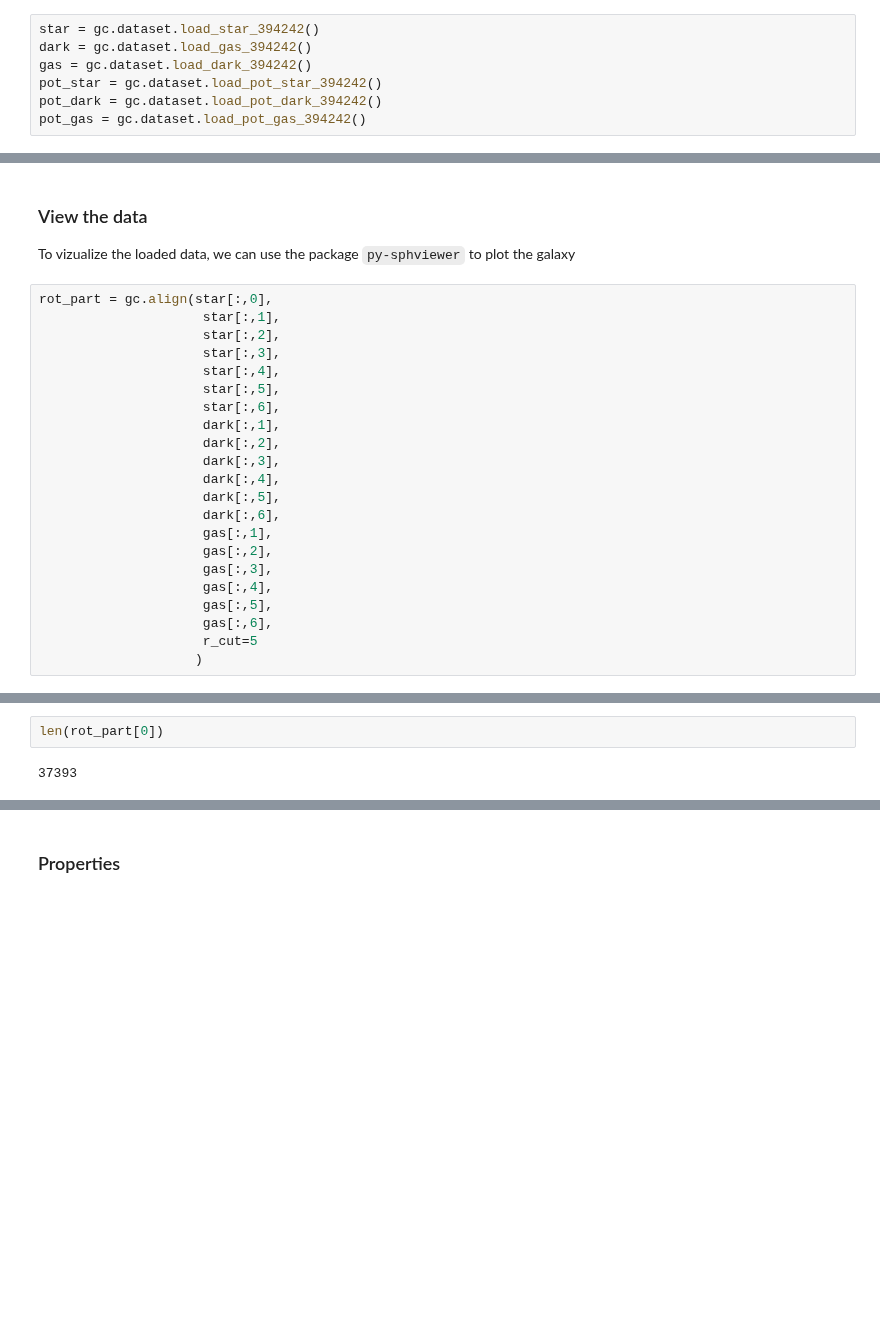
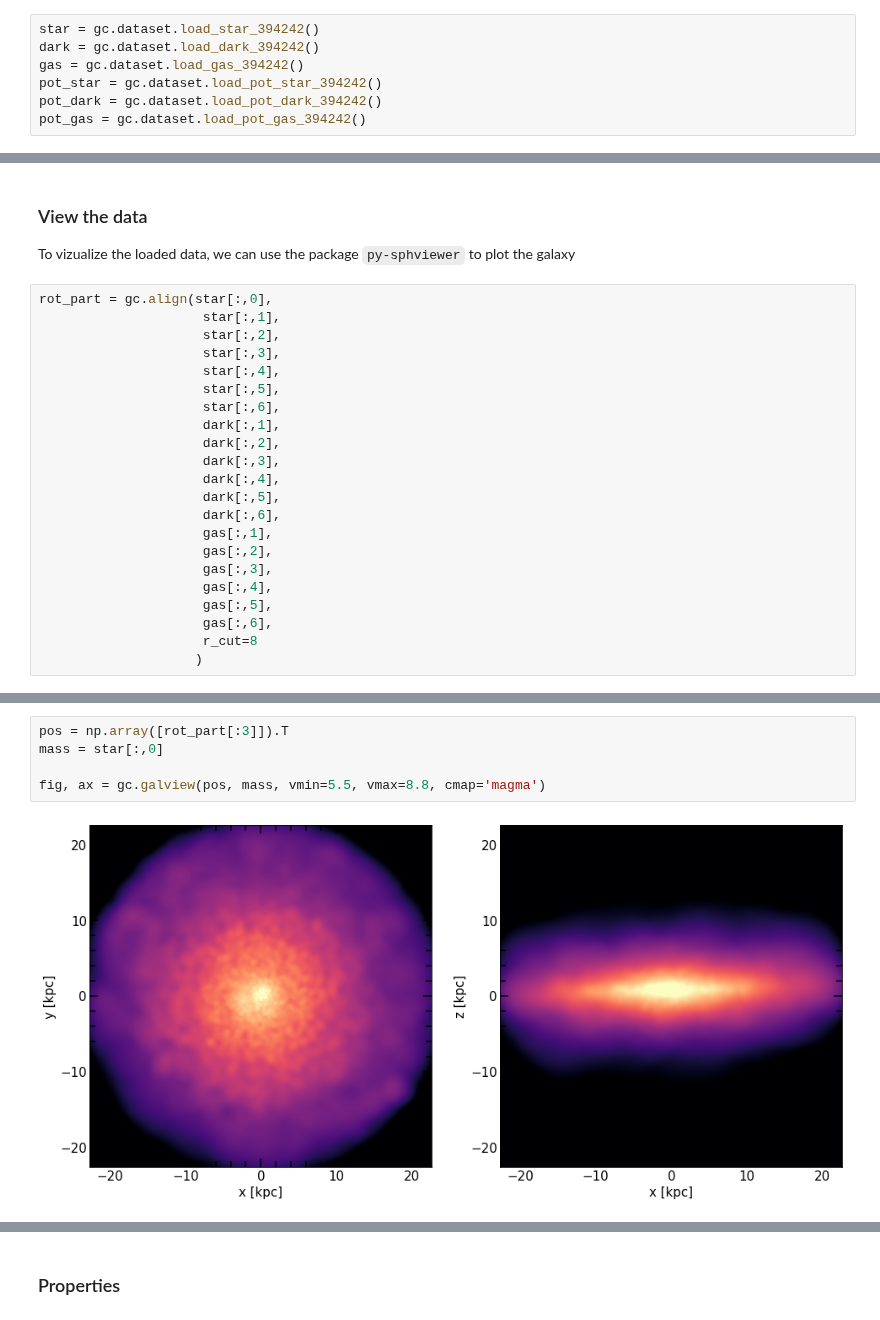
Before and after one commit to vcristiani/galaxy-chop, a Jupyter notebook: docs/source/tutorial.ipynb, the cells around one changed output, grey strips where cells are left out. Cells and saved outputs as stored; diff of their text form; blank space fills up the shorter version.

```diff
--- a/docs/source/tutorial.ipynb
+++ b/docs/source/tutorial.ipynb
@@ -24,8 +24,8 @@ The first thing to do is to import the necessary packages:
 For this tutorial we use a preloaded dataset offered by GalaxyChop
 # %%
 star = gc.dataset.load_star_394242()
-dark = gc.dataset.load_gas_394242()
-gas = gc.dataset.load_dark_394242()
+dark = gc.dataset.load_dark_394242()
+gas = gc.dataset.load_gas_394242()
 pot_star = gc.dataset.load_pot_star_394242()
 pot_dark = gc.dataset.load_pot_dark_394242()
 pot_gas = gc.dataset.load_pot_gas_394242()
@@ -88,5 +88,5 @@ rot_part = gc.align(star[:,0],
                      gas[:,4],
                      gas[:,5],
                      gas[:,6],
-                     r_cut=5
+                     r_cut=8
                     )
@@ -117,4 +93,7 @@ ax[1].imshow(img, extent=extent, cmap='magma', vmin=0, vmax=8)
-# %%
-len(rot_part[0])
-# %% [output]
-37393
+# %%
+pos = np.array([rot_part[:3]]).T
+mass = star[:,0]
+
+fig, ax = gc.galview(pos, mass, vmin=5.5, vmax=8.8, cmap='magma')
+# %% [output]
+[figure, added]
```
Also changed, not shown: parts of 3 cells of this notebook.
